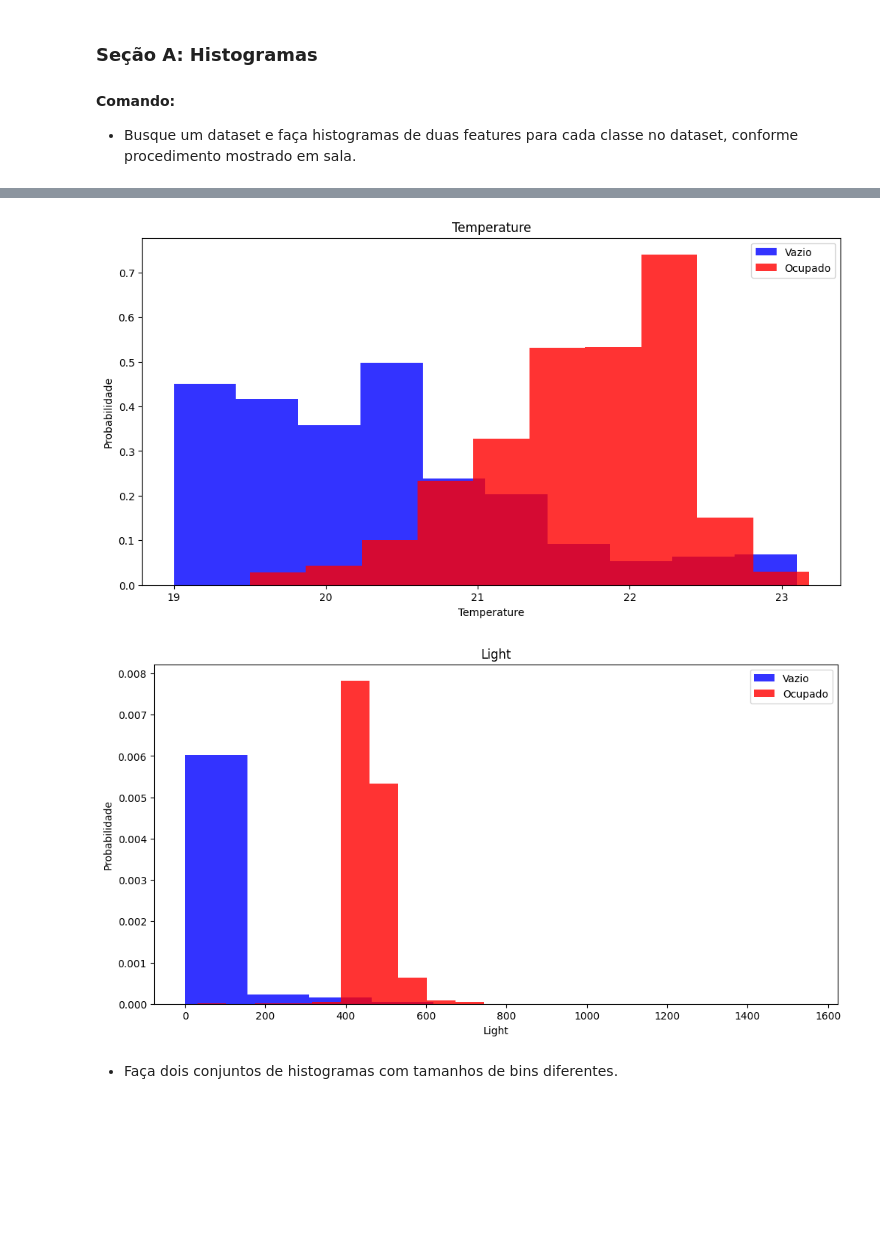
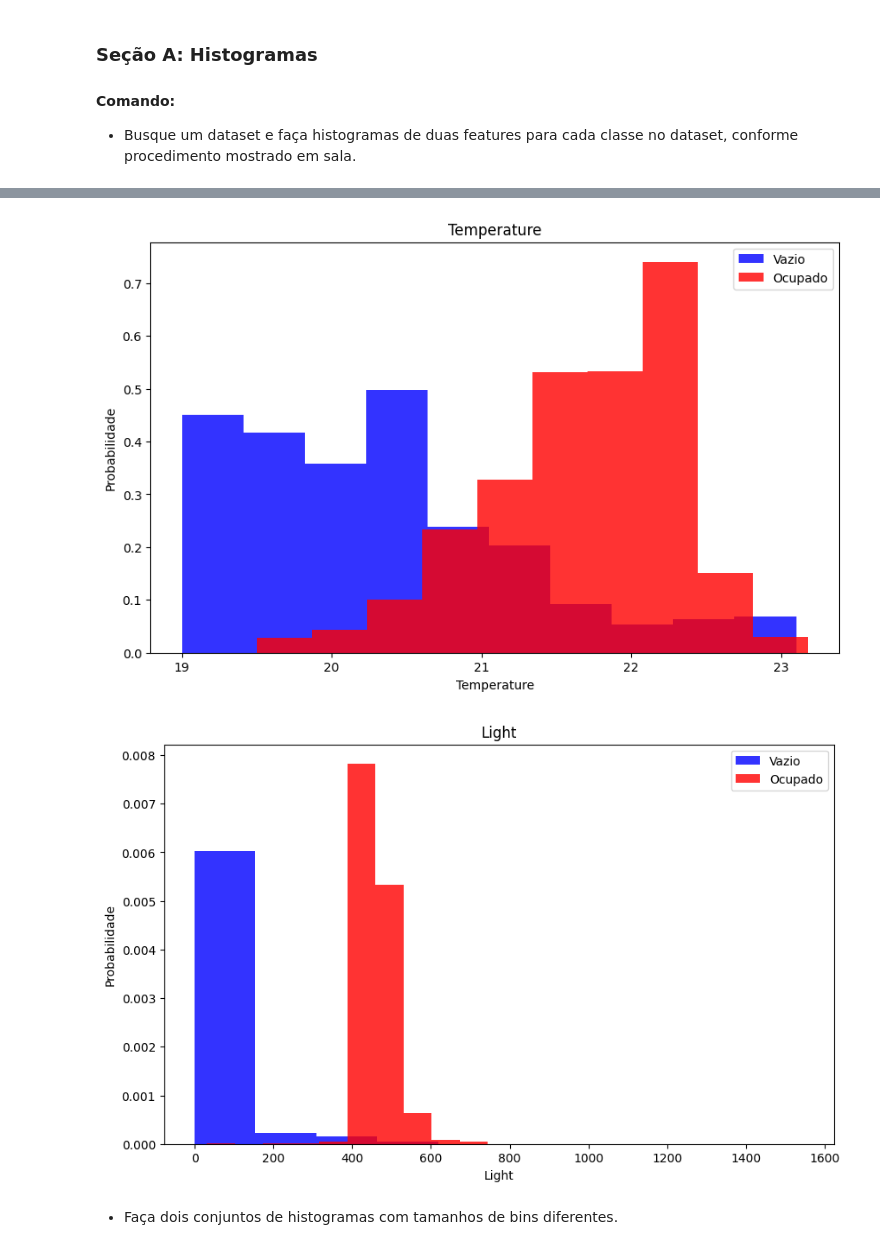
Before and after one commit to PauloLucena2022/Atividade-01---LLM-e-Estat-stica, a Jupyter notebook: Colab Notebook/Atividade_1.ipynb, the cells around one changed output, grey strips where cells are left out. Drawn from its saved outputs; the diff is of its cells as text; code cells hidden in the pictures; blank space fills up the shorter version.

```diff
--- a/Colab Notebook/Atividade_1.ipynb
+++ b/Colab Notebook/Atividade_1.ipynb
@@ -42,19 +129,19 @@ occupancy.head()
 # %%
 # Plot dos histogramas para: Temperatura, Humidade, Luz, CO2 e Razão de Humidade
 classes_escolhidas_histograma = ['Temperature', 'Light']
 for classes in classes_escolhidas_histograma:
-  plt.figure(figsize = (12,6))
+  plt.figure(figsize = (10,6))
 
   plt.hist(occupancy[occupancy['Occupancy'] == 0][classes], color = 'blue', label = 'Vazio', alpha = 0.8, density = True)
   plt.hist(occupancy[occupancy['Occupancy'] == 1][classes], color = 'red', label = 'Ocupado', alpha = 0.8, density = True)
 
   plt.title(classes)
   plt.ylabel('Probabilidade')
   plt.xlabel(classes)
   plt.legend()
 # %% [output]
-[figure, old version]
+[figure, new version]
-[figure, old version]
+[figure, new version]
 # %% [markdown]
 * Faça dois conjuntos de histogramas com tamanhos de bins diferentes.
 # %%
```
Also changed, not shown: parts of 45 cells of this notebook.
